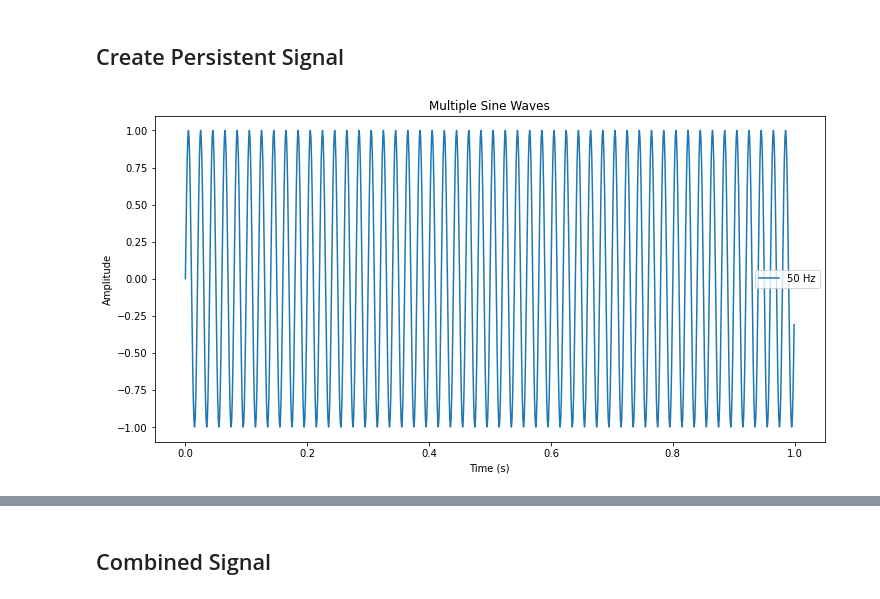
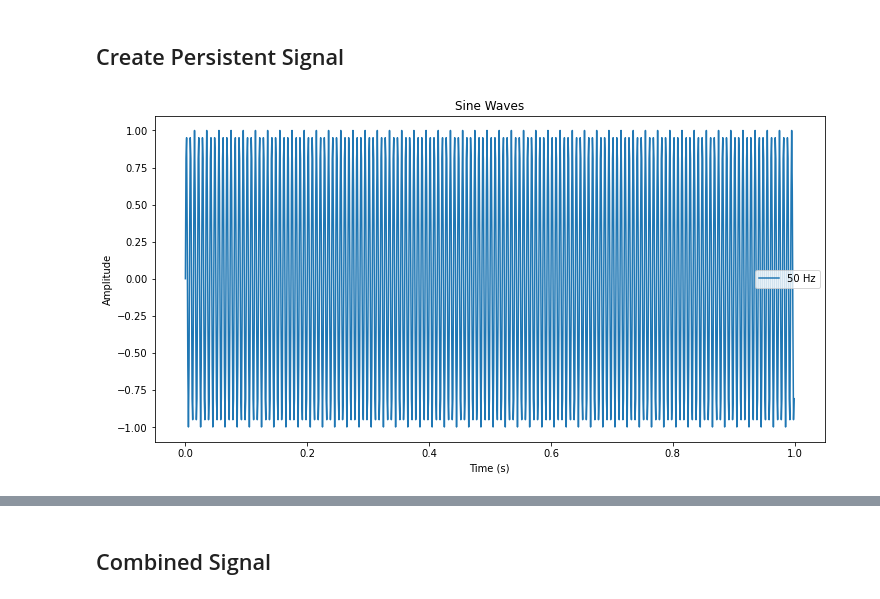
Before and after one commit to sayingless/fast-fourier-transform, a Jupyter notebook: Fourier Transform.ipynb, the cells around one changed output, grey strips where cells are left out. Cells and saved outputs as stored; diff of their text form; code cells hidden in the pictures.

```diff
--- a/Fourier Transform.ipynb
+++ b/Fourier Transform.ipynb
@@ -9,7 +10,7 @@ plt.rcParams['figure.figsize'] = [12, 6] #Make the graph big
 # Generate time vector
 duration = 1  # seconds
 sampling_rate = 1000  # Hz
-time = np.arange(0, duration, 1/sampling_rate) # x timeline
+time_div = np.arange(0, duration, 1/sampling_rate) # x timeline
 amplitude = 1
 # %% [markdown]
 ## Create Noisy Signal
@@ -30,15 +29,15 @@ plt.show()
 ## Create Persistent Signal
 # %%
 # Generate sine waves
-persistent_frequency = 50  # Hz
-persistent_sin_wave = amplitude * np.sin(2 * np.pi * persistent_frequency * time)
+persistent_sin_frequency = 150  # Hz
+persistent_sin_wave = amplitude * np.sin(2 * np.pi * persistent_sin_frequency * time_div)
 
 # Plot sine waves
-plt.plot(time, persistent_sin_wave, label='50 Hz')
+plt.plot(time_div, persistent_sin_wave, label='50 Hz')
 plt.xlabel('Time (s)')
 plt.ylabel('Amplitude')
-plt.title('Multiple Sine Waves')
+plt.title('Sine Waves')
 plt.legend()
 plt.show()
 # %% [output]
-[figure, old version]
+[figure, new version]
```
Also changed, not shown: parts of 31 cells of this notebook, 4 other files.
